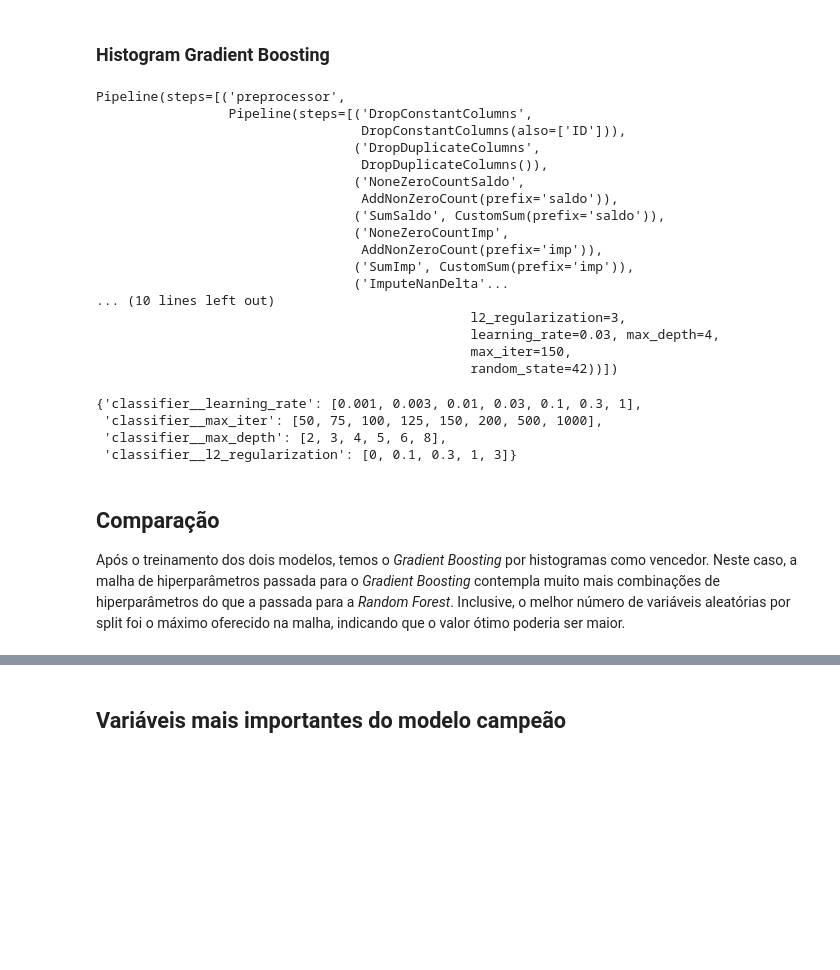
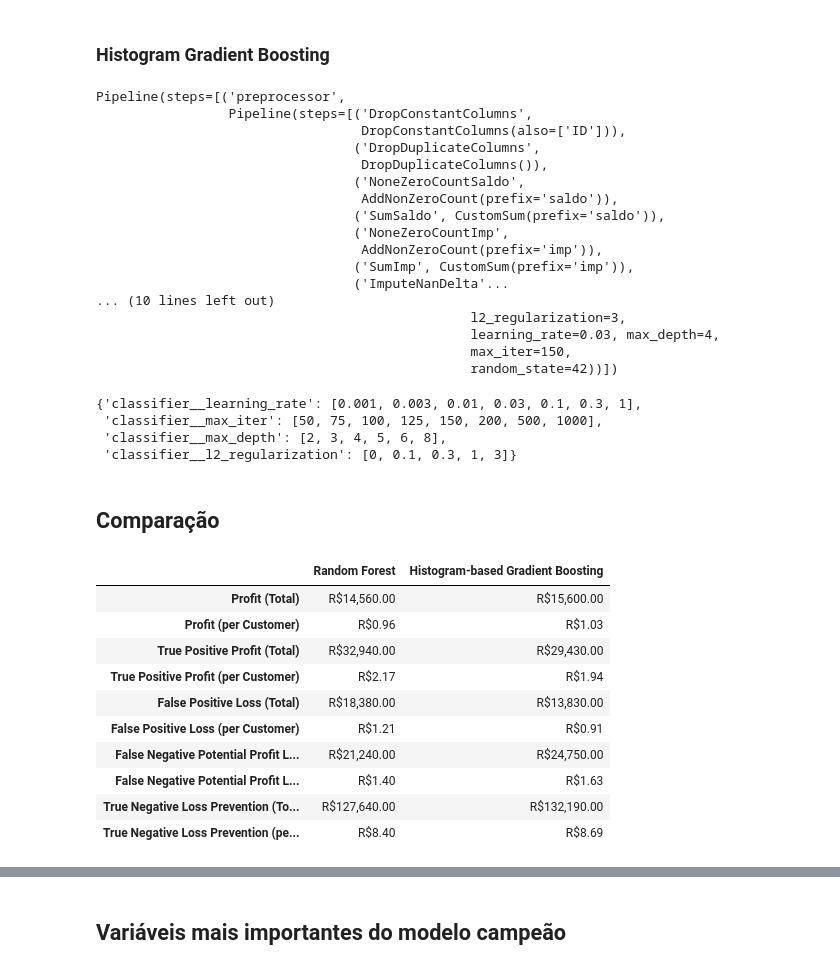
Before and after one commit to FelipeViacava/data-masters-case, a Jupyter notebook: 02-class.ipynb, the cells around one changed output, grey strips where cells are left out. Saved outputs shown, nothing was run; the diff lists cells and outputs as text; code cells hidden in the pictures; blank space fills up the shorter version.

```diff
--- a/02-class.ipynb
+++ b/02-class.ipynb
@@ -79,27 +77,25 @@ rf.param_grid
 with open("models/hgb.pkl", "rb") as f:
     hgb = pickle.load(f)
 
-hgb = hgb.evaluate(test)
+hgb.best_model_
+# %% [output]
+Pipeline(steps=[('preprocessor',
+                 Pipeline(steps=[('DropConstantColumns',
+                                  DropConstantColumns(also=['ID'])),
+                                 ('DropDuplicateColumns',
+                                  DropDuplicateColumns()),
+                                 ('NoneZeroCountSaldo',
+                                  AddNonZeroCount(prefix='saldo')),
+                                 ('SumSaldo', CustomSum(prefix='saldo')),
+                                 ('NoneZeroCountImp',
+                                  AddNonZeroCount(prefix='imp')),
+                                 ('SumImp', CustomSum(prefix='imp')),
+                                 ('ImputeNanDelta'...
+... (10 lines left out)
+                                                l2_regularization=3,
+                                                learning_rate=0.03, max_depth=4,
+                                                max_iter=150,
+                                                random_state=42))])
-# %%
-hgb.best_model_
-# %% [output]
-Pipeline(steps=[('preprocessor',
-                 Pipeline(steps=[('DropConstantColumns',
-                                  DropConstantColumns(also=['ID'])),
-                                 ('DropDuplicateColumns',
-                                  DropDuplicateColumns()),
-                                 ('NoneZeroCountSaldo',
-                                  AddNonZeroCount(prefix='saldo')),
-                                 ('SumSaldo', CustomSum(prefix='saldo')),
-                                 ('NoneZeroCountImp',
-                                  AddNonZeroCount(prefix='imp')),
-                                 ('SumImp', CustomSum(prefix='imp')),
-                                 ('ImputeNanDelta'...
-... (10 lines left out)
-                                                l2_regularization=3,
-                                                learning_rate=0.03, max_depth=4,
-                                                max_iter=150,
-                                                random_state=42))])
 # %%
 hgb.param_grid
 # %% [output]
@@ -107,10 +103,36 @@ hgb.param_grid
  'classifier__max_iter': [50, 75, 100, 125, 150, 200, 500, 1000],
  'classifier__max_depth': [2, 3, 4, 5, 6, 8],
  'classifier__l2_regularization': [0, 0.1, 0.3, 1, 3]}
-# %% [markdown]
-## Comparação
-
-Após o treinamento dos dois modelos, temos o _Gradient Boosting_ por histogramas como vencedor. Neste caso, a malha de hiperparâmetros passada para o _Gradient Boosting_ contempla muito mais combinações de hiperparâmetros do que a passada para a _Random Forest_. Inclusive, o melhor número de variáveis aleatórias por split foi o máximo oferecido na malha, indicando que o valor ótimo poderia ser maior.
+# %% [markdown]
+## Comparação
+# %%
+rf = rf.evaluate(test)
+hgb = hgb.evaluate(test)
+
+business_results = pd.DataFrame(
+    data = [
+        rf.business_metrics,
+        hgb.business_metrics
+    ],
+    index = [
+        "Random Forest",
+        "Histogram-based Gradient Boosting"
+    ]
+)
+
+business_results.transpose().applymap(lambda x: f"R${x:,.2f}")
+# %% [output]
+|  | Random Forest | Histogram-based Gradient Boosting |
+| Profit (Total) | R$14,560.00 | R$15,600.00 |
+| Profit (per Customer) | R$0.96 | R$1.03 |
+| True Positive Profit (Total) | R$32,940.00 | R$29,430.00 |
+| True Positive Profit (per Customer) | R$2.17 | R$1.94 |
+| False Positive Loss (Total) | R$18,380.00 | R$13,830.00 |
+| False Positive Loss (per Customer) | R$1.21 | R$0.91 |
+| False Negative Potential Profit L... | R$21,240.00 | R$24,750.00 |
+| False Negative Potential Profit L... | R$1.40 | R$1.63 |
+| True Negative Loss Prevention (To... | R$127,640.00 | R$132,190.00 |
+| True Negative Loss Prevention (pe... | R$8.40 | R$8.69 |
 # %%
 business_results = pd.DataFrame(
     data = [
```
Also changed, not shown: parts of 5 cells of this notebook, 6 other files.
